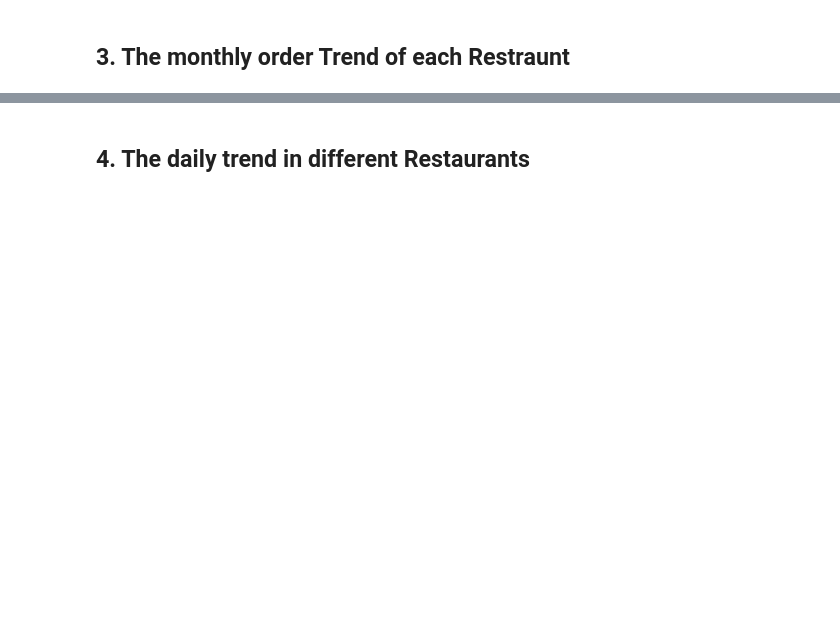
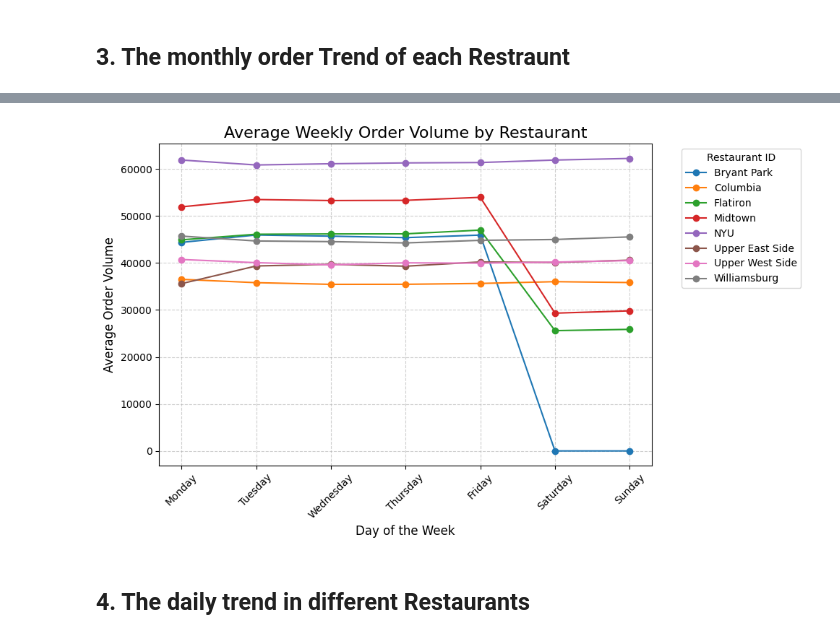
Before and after one commit to HarryYang1008/A2_python, a Jupyter notebook: analysis.ipynb, the cells around one changed output, grey strips where cells are left out. Saved outputs shown, nothing was run; the diff lists cells and outputs as text; code cells hidden in the pictures; blank space fills up the shorter version.

```diff
--- a/analysis.ipynb
+++ b/analysis.ipynb
@@ -162,3 +246,56 @@ plt.show()
+# %%
+# ------------------- Chat GPT 4.0 work for this block -------------------------
+
+# Ensure 'DATETIME' column is in the right format
+db_orders['DATETIME'] = pd.to_datetime(db_orders['DATETIME'])
+
+# Extract day of the week and restaurant data
+db_orders['DAY_OF_WEEK'] = db_orders['DATETIME'].dt.day_name()
+
+# Calculate average order volume for each restaurant by day of the week
+average_orders = (
+    db_orders.groupby(['DAY_OF_WEEK', 'RESTAURANT_NAME'])# Order the dataset by 'DAY_OF_WEEK', 'RESTAURANT_NAME'
+    ['ORDER_ID']
+    .count() #count the total number of the 'order_id'
+    .groupby(level=[0, 1]) #use multipule level index, 2 layer: restraurant and order count
+    .mean() #take the average oreder number as the presented data
+    .reset_index(name='AVERAGE_ORDER_VOLUME') #rest the index, and AVERAGE_ORDER_VOLUME becomes the name of the column containing the aggregated values.
+)
+
+# Pivot to reshape the data for plotting
+pivot_table_avg = average_orders.pivot_table(
+    index='DAY_OF_WEEK',
+    columns='RESTAURANT_NAME',
+    values='AVERAGE_ORDER_VOLUME',
+    fill_value=0
+)
+
+# Sort the days of the week for proper order in the plot
+day_order = ['Monday', 'Tuesday', 'Wednesday', 'Thursday', 'Friday', 'Saturday', 'Sunday'] # set up a list for x-axis lable
+# Matches the index to the specified order in day_order.
+# Inserts NaN for rows not present in the original DataFrame.
+pivot_table_avg = pivot_table_avg.reindex(day_order)
+
+# Plotting the data
+
+pivot_table_avg.plot(marker='o', figsize=(10, 6)) # set the plot size
+
+# Add titles and labels
+plt.title("Average Weekly Order Volume by Restaurant", fontsize=16)
+plt.xlabel("Day of the Week", fontsize=12)
+plt.ylabel("Average Order Volume", fontsize=12)
+plt.xticks(rotation=45)
+plt.grid(True, linestyle='--', alpha=0.6) # put the grid in the graph to see the trend better, set the form as '--' and  set the appha as 0.6
+plt.legend(title="Restaurant ID", bbox_to_anchor=(1.05, 1), loc='upper left')
+# property to specify the bounding box (box anchor) for the legend relative to the axes or figure
+ # 1.05: Positions the legend slightly outside the axes to the right (105% of the axes width).
+ # 1: Aligns the top of the legend box with the top of the axes.
+plt.tight_layout() # tight the layout make sure the each element will not overlap
+
+# Display the plot
+plt.show()
+# %% [output]
+[figure, added]
 # %% [markdown]
 ## 4. The daily trend in different Restaurants
 # %%
```
Also changed, not shown: parts of 16 cells of this notebook.
